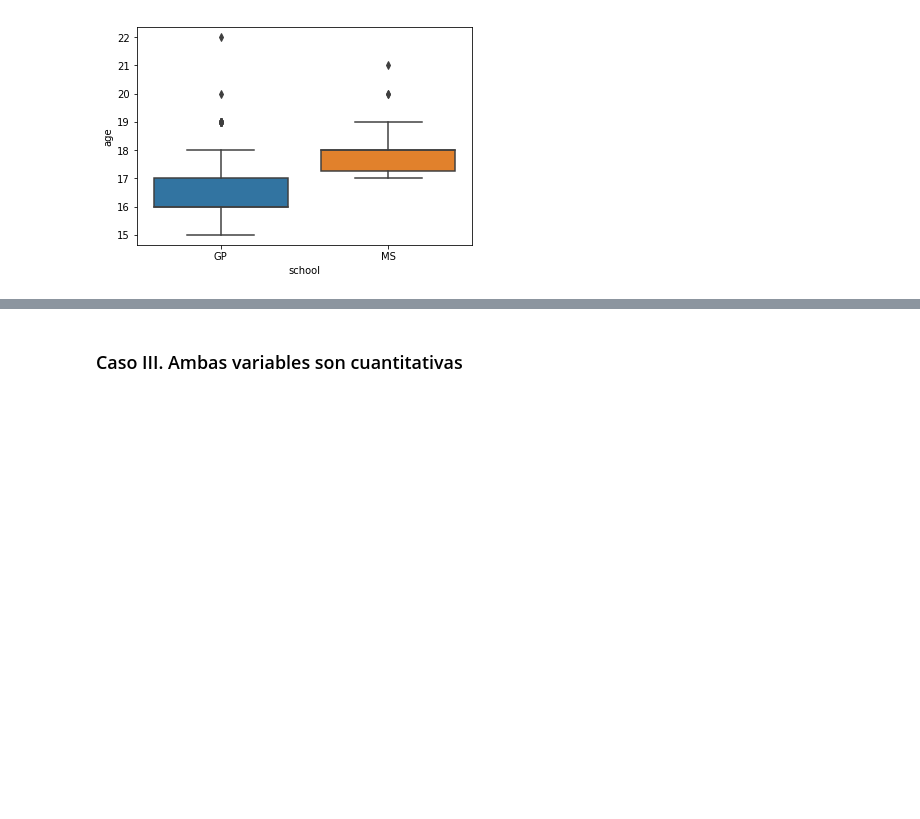
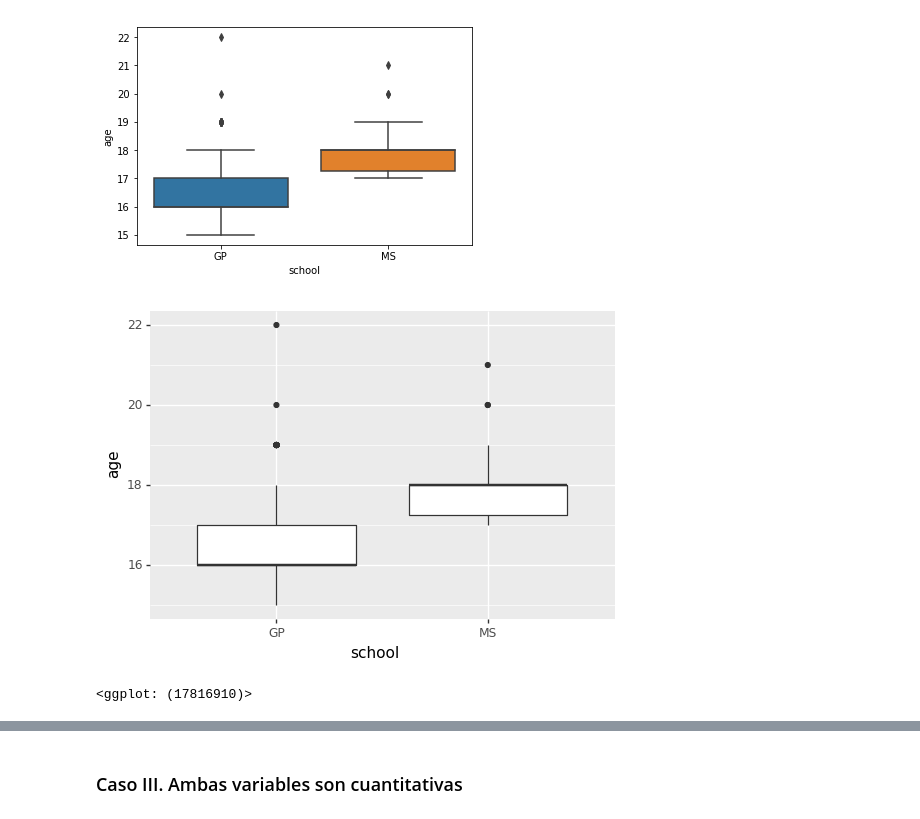
Before and after one commit to eacunafer/PyLabs-Analisis-de-Datos, a Jupyter notebook: notebooks/lab7py.ipynb, the cells around one changed output, grey strips where cells are left out. Drawn from its saved outputs; the diff is of its cells as text; code cells hidden in the pictures; blank space fills up the shorter version.

```diff
--- a/notebooks/lab7py.ipynb
+++ b/notebooks/lab7py.ipynb
@@ -161,3 +178,9 @@ sns.boxplot(x='school', y='age', data=df,orient='v')
 # %% [output]
 <matplotlib.axes._subplots.AxesSubplot at 0x...>
 [figure]
+# %%
+#usando plotnine
+(ggplot(df,aes(x='school',y='age'))+geom_boxplot())
+# %% [output]
+[figure, added]
+<ggplot: (17816910)>
```
Also changed, not shown: parts of 18 cells of this notebook.
